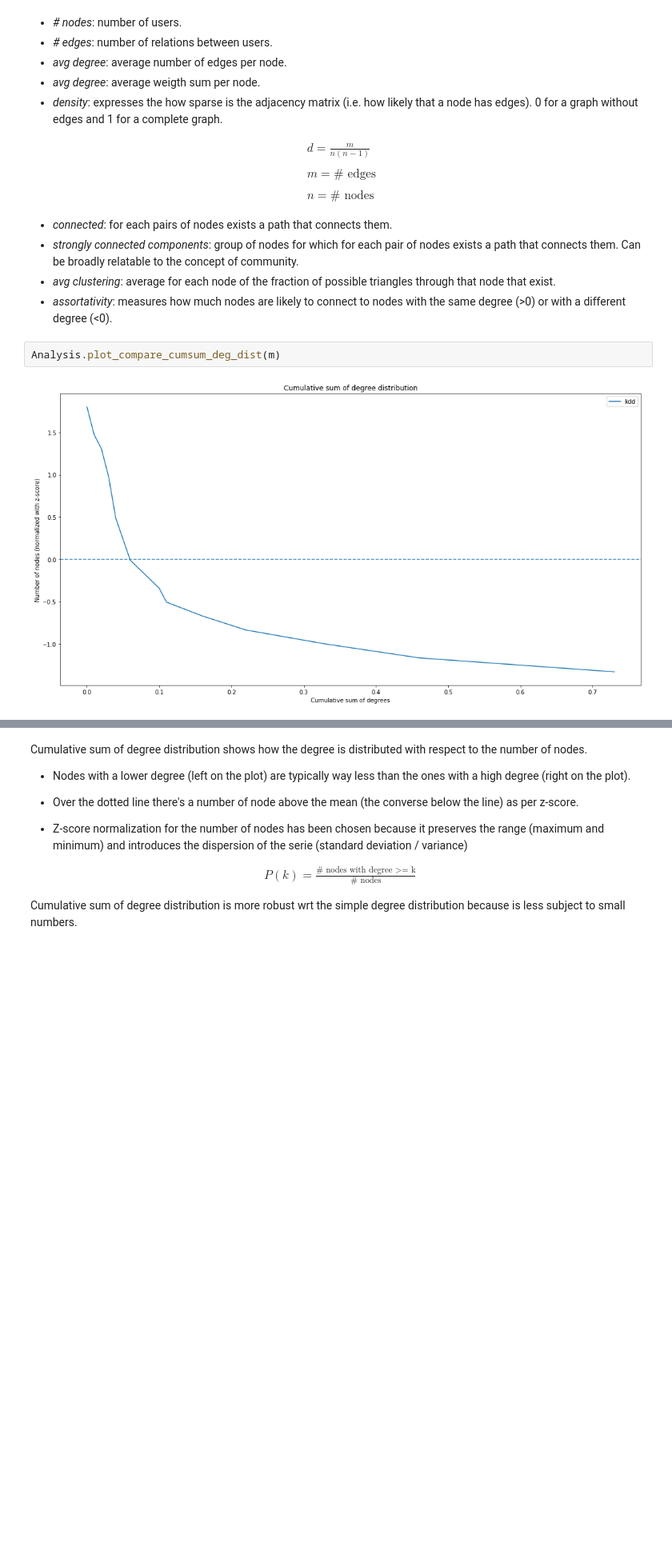
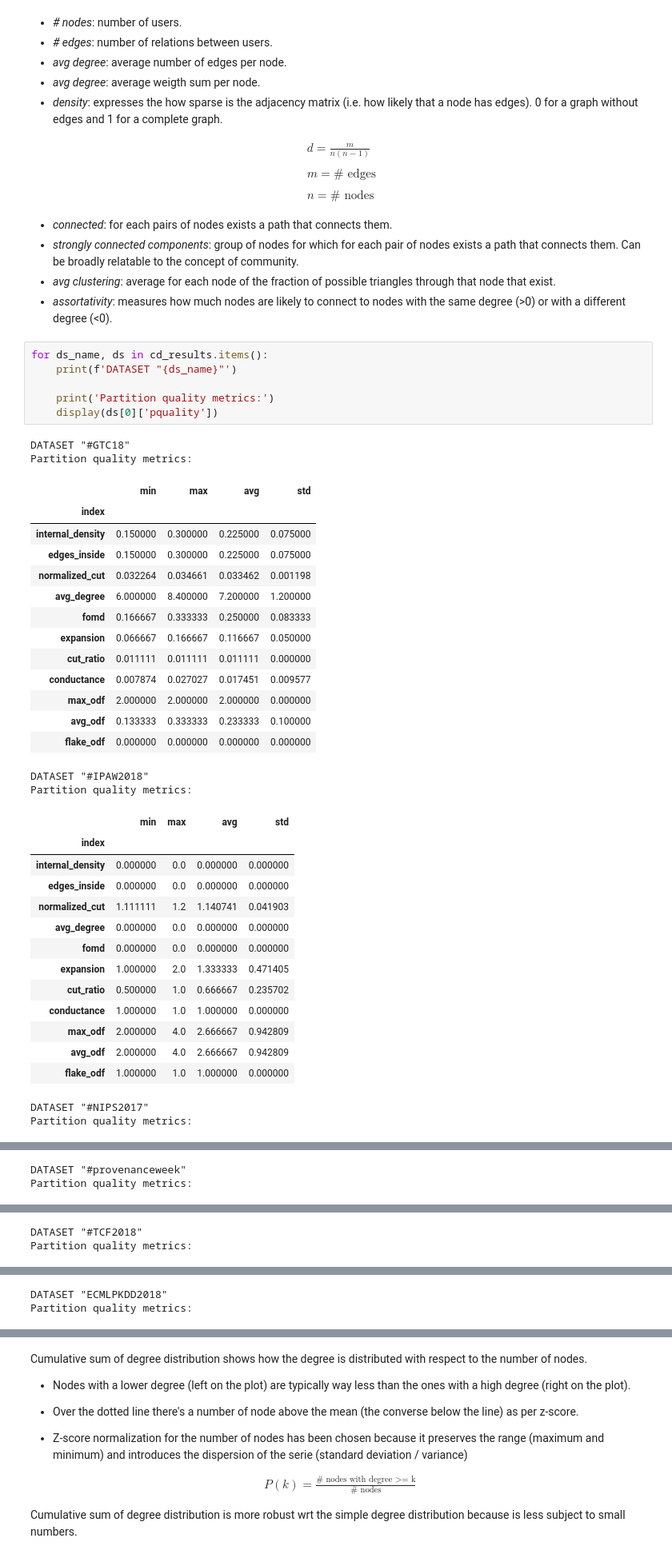
Before and after one commit to flaprimo/twitter-network-analysis, a Jupyter notebook: analysis.ipynb, the cells around one changed output, grey strips where cells are left out. Shown at 80% size. Cells and saved outputs as stored; diff of their text form; blank space fills up the shorter version.

```diff
--- a/analysis.ipynb
+++ b/analysis.ipynb
@@ -175,7 +140,42 @@ n = \text{# nodes}
 * *strongly connected components*: group of nodes for which for each pair of nodes exists a path that connects them. Can be broadly relatable to the concept of community.
 * *avg clustering*: average for each node of the fraction of possible triangles through that node that exist.
 * *assortativity*: measures how much nodes are likely to connect to nodes with the same degree (>0) or with a different degree (<0).
-# %%
-Analysis.plot_compare_cumsum_deg_dist(m)
-# %% [output]
-[figure, removed]
+# %%
+for ds_name, ds in cd_results.items():
+    print(f'DATASET "{ds_name}"')
+
+    print('Partition quality metrics:')
+    display(ds[0]['pquality'])
+# %% [output]
+DATASET "#GTC18"
+Partition quality metrics:
+|  | min | max | avg | std |
+| index |  |  |  |  |
+| internal_density | 0.150000 | 0.300000 | 0.225000 | 0.075000 |
+| edges_inside | 0.150000 | 0.300000 | 0.225000 | 0.075000 |
+| normalized_cut | 0.032264 | 0.034661 | 0.033462 | 0.001198 |
+| avg_degree | 6.000000 | 8.400000 | 7.200000 | 1.200000 |
+| fomd | 0.166667 | 0.333333 | 0.250000 | 0.083333 |
+| expansion | 0.066667 | 0.166667 | 0.116667 | 0.050000 |
+| cut_ratio | 0.011111 | 0.011111 | 0.011111 | 0.000000 |
+| conductance | 0.007874 | 0.027027 | 0.017451 | 0.009577 |
+| max_odf | 2.000000 | 2.000000 | 2.000000 | 0.000000 |
+| avg_odf | 0.133333 | 0.333333 | 0.233333 | 0.100000 |
+| flake_odf | 0.000000 | 0.000000 | 0.000000 | 0.000000 |
+DATASET "#IPAW2018"
+Partition quality metrics:
+|  | min | max | avg | std |
+| index |  |  |  |  |
+| internal_density | 0.000000 | 0.0 | 0.000000 | 0.000000 |
+| edges_inside | 0.000000 | 0.0 | 0.000000 | 0.000000 |
+| normalized_cut | 1.111111 | 1.2 | 1.140741 | 0.041903 |
+| avg_degree | 0.000000 | 0.0 | 0.000000 | 0.000000 |
+| fomd | 0.000000 | 0.0 | 0.000000 | 0.000000 |
+| expansion | 1.000000 | 2.0 | 1.333333 | 0.471405 |
+| cut_ratio | 0.500000 | 1.0 | 0.666667 | 0.235702 |
+| conductance | 1.000000 | 1.0 | 1.000000 | 0.000000 |
+| max_odf | 2.000000 | 4.0 | 2.666667 | 0.942809 |
+| avg_odf | 2.000000 | 4.0 | 2.666667 | 0.942809 |
+| flake_odf | 1.000000 | 1.0 | 1.000000 | 0.000000 |
+DATASET "#NIPS2017"
+Partition quality metrics:
@@ -181,0 +195,2 @@ Analysis.plot_compare_cumsum_deg_dist(m)
+DATASET "#provenanceweek"
+Partition quality metrics:
@@ -181,0 +210,2 @@ Analysis.plot_compare_cumsum_deg_dist(m)
+DATASET "#TCF2018"
+Partition quality metrics:
@@ -181,0 +225,2 @@ Analysis.plot_compare_cumsum_deg_dist(m)
+DATASET "ECMLPKDD2018"
+Partition quality metrics:
```
Also changed, not shown: parts of 42 cells of this notebook, 10 other files.
